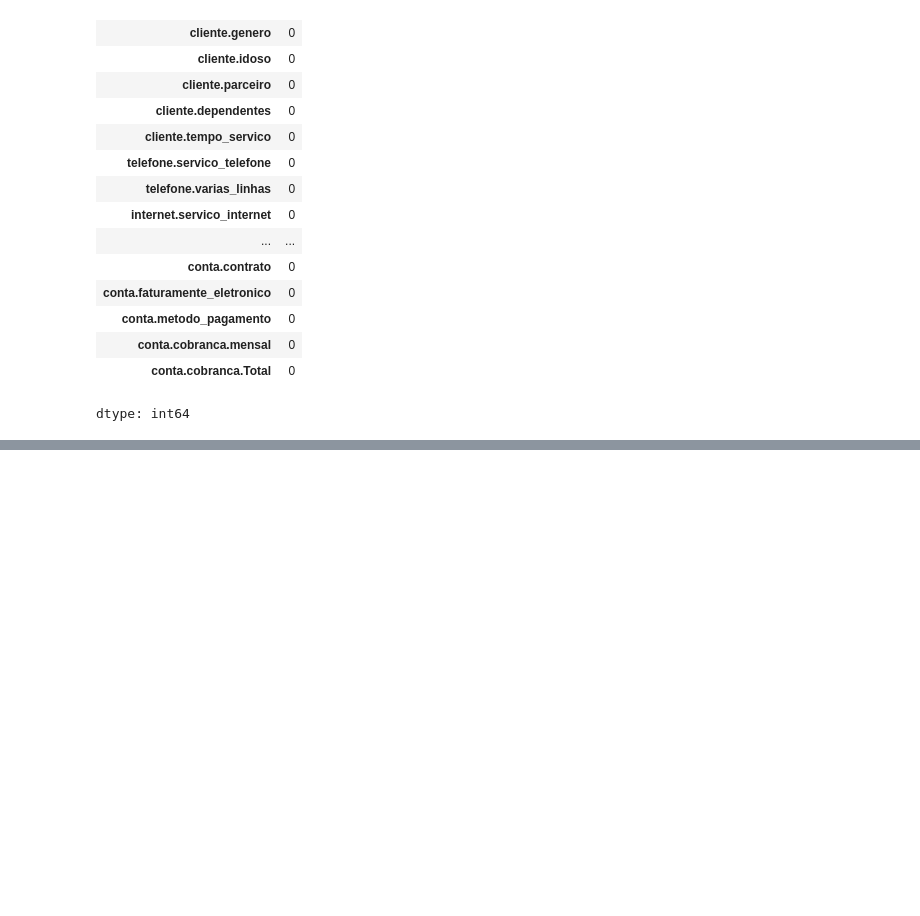
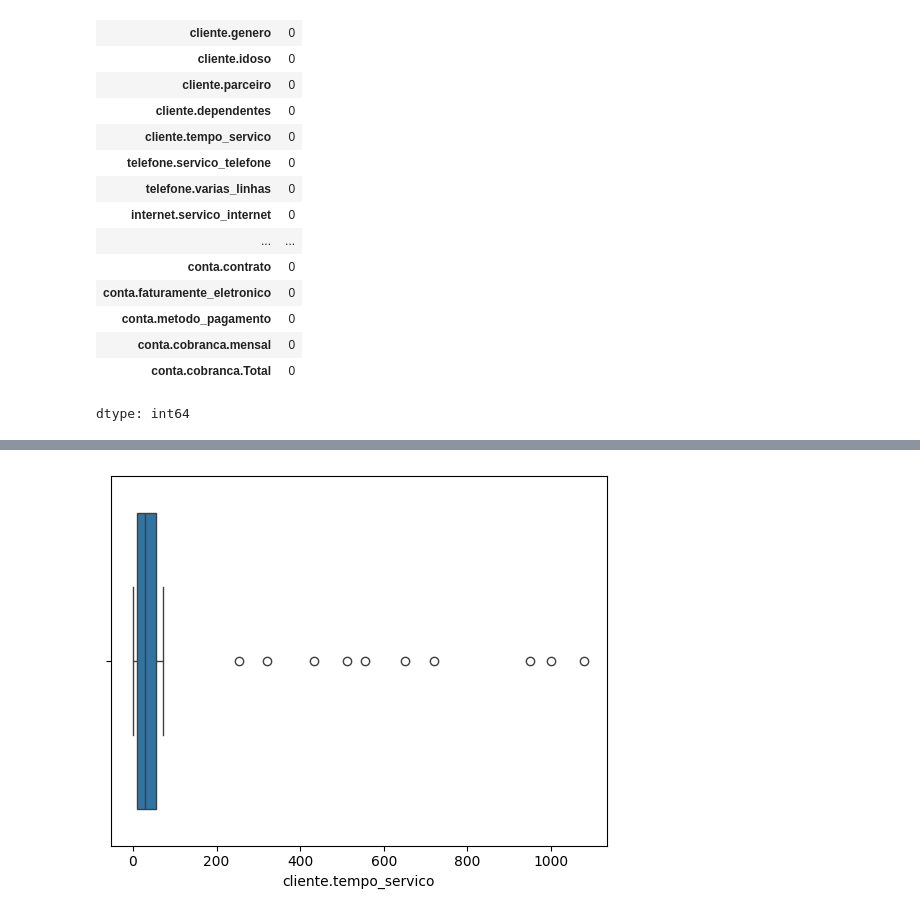
Before and after one commit to Matheus-Pombeiro/data_cleaning_processing, a Jupyter notebook: data_cleaning_processing.ipynb, the cells around one changed output, grey strips where cells are left out. Saved outputs shown, nothing was run; the diff lists cells and outputs as text; code cells hidden in the pictures; blank space fills up the shorter version.

```diff
--- a/data_cleaning_processing.ipynb
+++ b/data_cleaning_processing.ipynb
@@ -469,0 +490,5 @@ dtype: int64
+# %%
+# Encontrando outiliers com boxplot
+sns.boxplot(x=df_sem_nulo['cliente.tempo_servico']);
+# %% [output]
+[figure, added]
```
Also changed, not shown: parts of 18 cells of this notebook.
